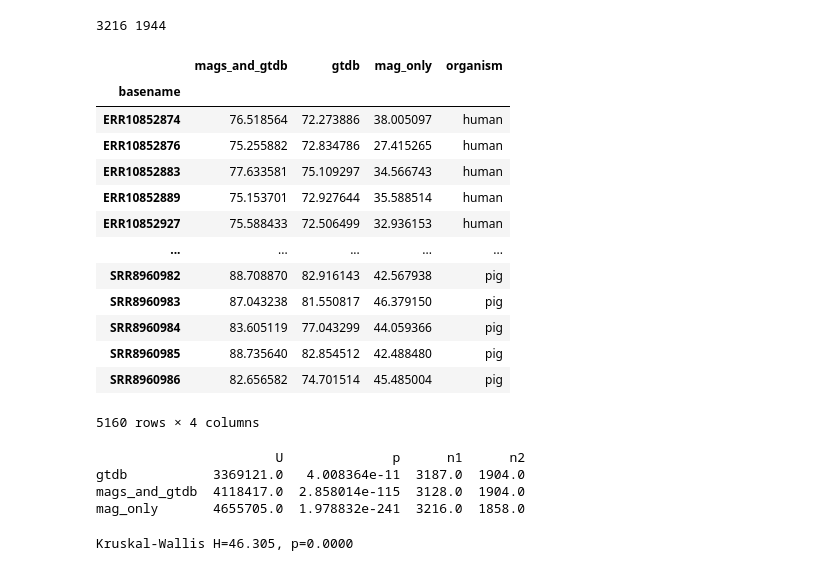
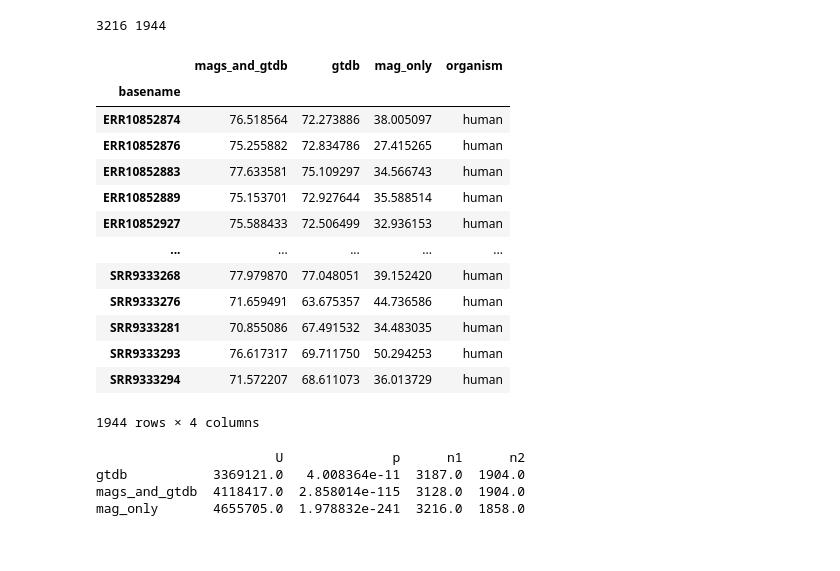
Before and after one commit to AnneliektH/2025-pig-binning-plots, a Jupyter notebook: notebooks/done.250710_human_and_pig.ipynb, the cells around one changed output. Saved outputs shown, nothing was run; the diff lists cells and outputs as text; code cells hidden in the pictures.

```diff
--- a/notebooks/done.250710_human_and_pig.ipynb
+++ b/notebooks/done.250710_human_and_pig.ipynb
@@ -23,25 +23,26 @@ dfh['organism'] = 'human'
 print(len(dfp), len(dfh))
 # %% [output]
 3216 1944
+# %%
+dfh
+# %% [output]
+|  | mags_and_gtdb | gtdb | mag_only | organism |
+| basename |  |  |  |  |
+| ERR10852874 | 76.518564 | 72.273886 | 38.005097 | human |
+| ERR10852876 | 75.255882 | 72.834786 | 27.415265 | human |
+| ERR10852883 | 77.633581 | 75.109297 | 34.566743 | human |
+| ERR10852889 | 75.153701 | 72.927644 | 35.588514 | human |
+| ERR10852927 | 75.588433 | 72.506499 | 32.936153 | human |
+| ... | ... | ... | ... | ... |
+| SRR9333268 | 77.979870 | 77.048051 | 39.152420 | human |
+| SRR9333276 | 71.659491 | 63.675357 | 44.736586 | human |
+| SRR9333281 | 70.855086 | 67.491532 | 34.483035 | human |
+| SRR9333293 | 76.617317 | 69.711750 | 50.294253 | human |
+| SRR9333294 | 71.572207 | 68.611073 | 36.013729 | human |
+1944 rows × 4 columns
 # %%
 # concatenate the dataframes so we have one long one
 df = pd.concat([dfh, dfp])
-df
-# %% [output]
-|  | mags_and_gtdb | gtdb | mag_only | organism |
-| basename |  |  |  |  |
-| ERR10852874 | 76.518564 | 72.273886 | 38.005097 | human |
-| ERR10852876 | 75.255882 | 72.834786 | 27.415265 | human |
-| ERR10852883 | 77.633581 | 75.109297 | 34.566743 | human |
-| ERR10852889 | 75.153701 | 72.927644 | 35.588514 | human |
-| ERR10852927 | 75.588433 | 72.506499 | 32.936153 | human |
-| ... | ... | ... | ... | ... |
-| SRR8960982 | 88.708870 | 82.916143 | 42.567938 | pig |
-| SRR8960983 | 87.043238 | 81.550817 | 46.379150 | pig |
-| SRR8960984 | 83.605119 | 77.043299 | 44.059366 | pig |
-| SRR8960985 | 88.735640 | 82.854512 | 42.488480 | pig |
-| SRR8960986 | 82.656582 | 74.701514 | 45.485004 | pig |
-5160 rows × 4 columns
 # %%
 import pandas as pd
 from scipy.stats import mannwhitneyu
@@ -81,20 +82,18 @@ gtdb           3369121.0   4.008364e-11  3187.0  1904.0
 mags_and_gtdb  4118417.0  2.858014e-115  3128.0  1904.0
 mag_only       4655705.0  1.978832e-241  3216.0  1858.0
 # %%
-import pandas as pd
-from scipy.stats import kruskal
+# import pandas as pd
+# from scipy.stats import kruskal
 
-# Subset for one db
-subset = df_db[df_db["db"] == "gtdb"]
+# # Subset for one db
+# subset = df_db[df_db["db"] == "gtdb"]
 
-# Group values by organism
-groups = [group["value"].values for name, group in subset.groupby("organism")]
+# # Group values by organism
+# groups = [group["value"].values for name, group in subset.groupby("organism")]
 
-# Kruskal–Wallis test
-stat, p = kruskal(*groups)
-print(f"Kruskal-Wallis H={stat:.3f}, p={p:.4f}")
+# # Kruskal–Wallis test
+# stat, p = kruskal(*groups)
+# print(f"Kruskal-Wallis H={stat:.3f}, p={p:.4f}")
-# %% [output]
-Kruskal-Wallis H=46.305, p=0.0000
 # %%
 # try melted dfs, one with all, one with just the dereplication, one with just MAGs
 
```
Also changed, not shown: parts of 8 cells of this notebook, 19 other files.
